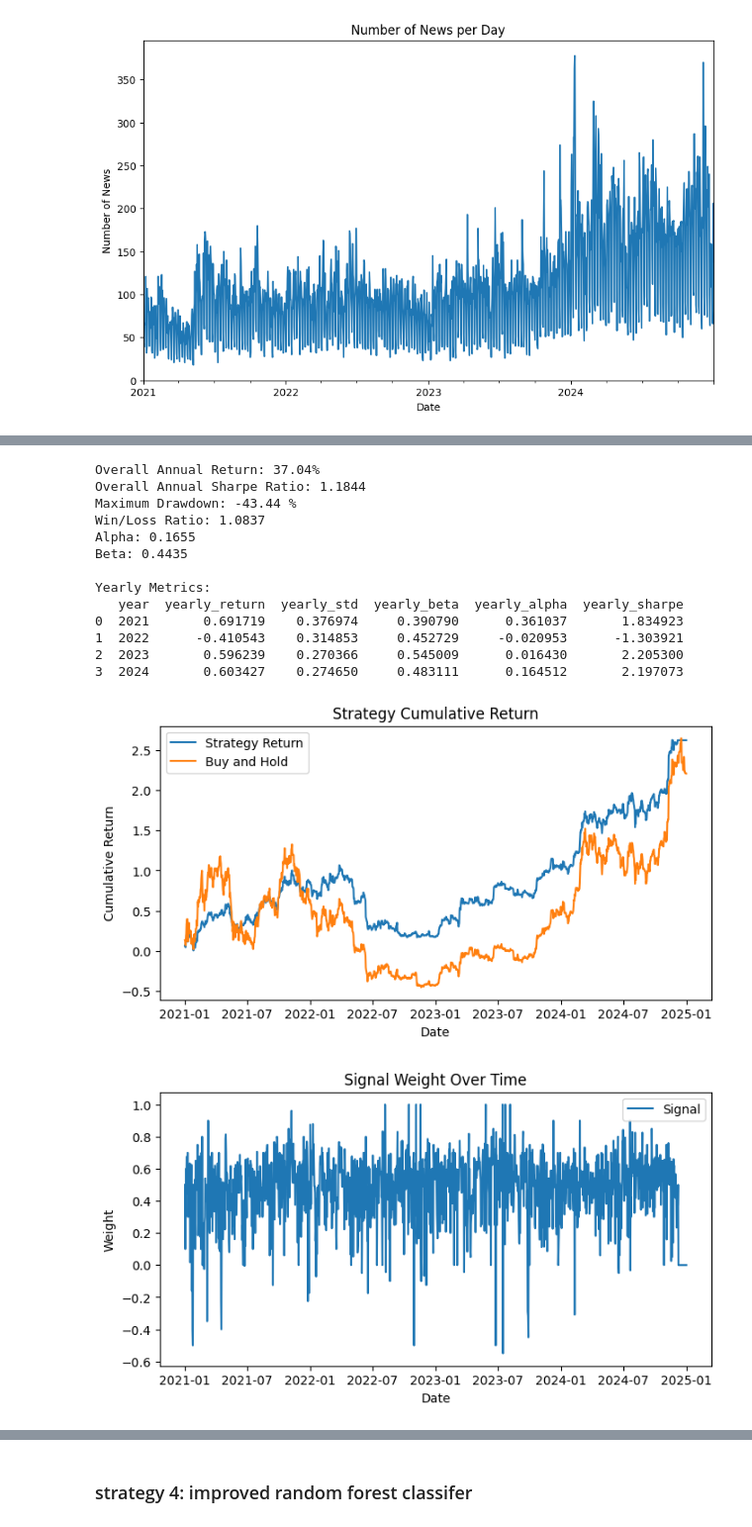
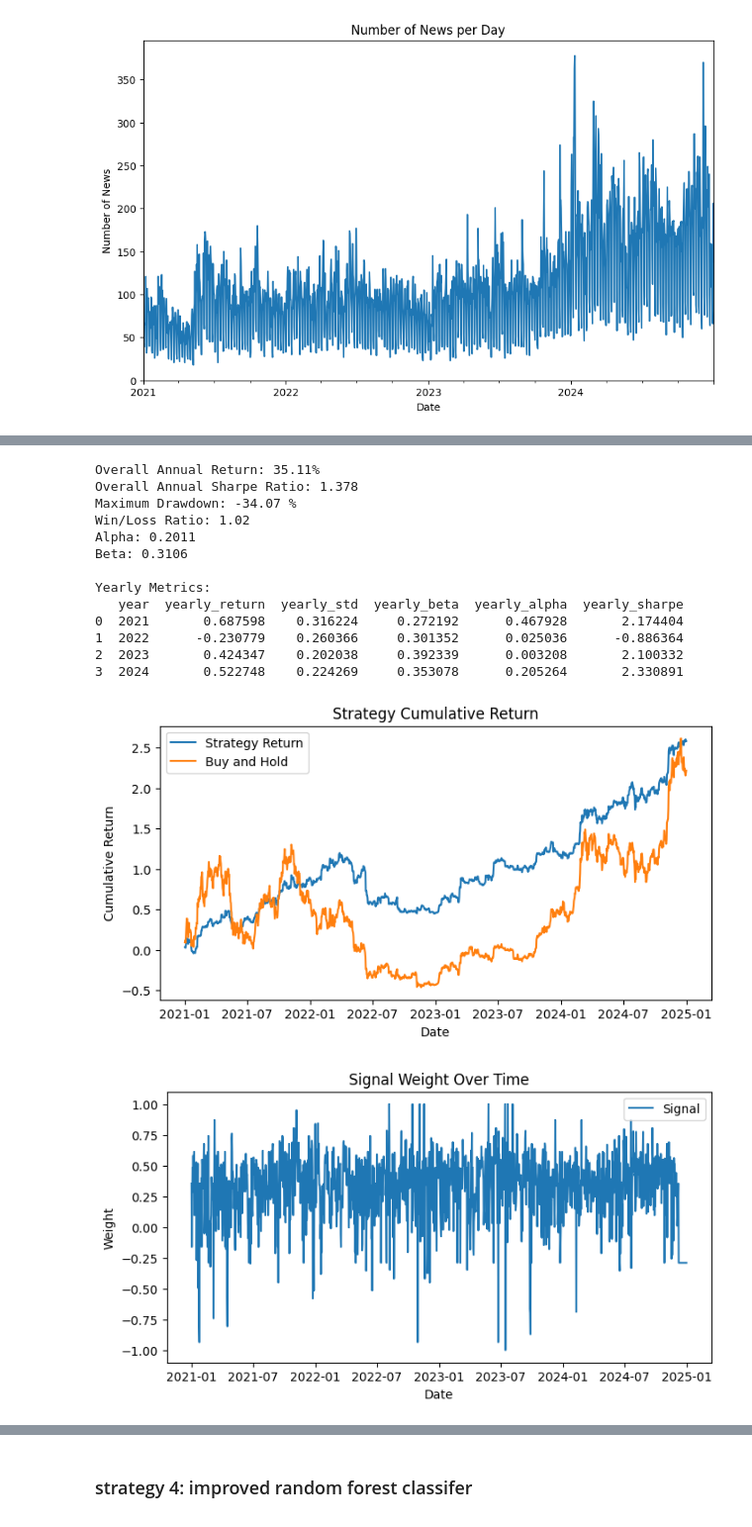
Before and after one commit to alvinku0/Bitcoin-Systematic-Strategies, a Jupyter notebook: crypto_news/strategies_backtesting/alpha_generation_daily_v1.ipynb, the cells around one changed output, grey strips where cells are left out. Shown at 99% size. Cells and saved outputs as stored; diff of their text form; code cells hidden in the pictures.

```diff
--- a/crypto_news/strategies_backtesting/alpha_generation_daily_v1.ipynb
+++ b/crypto_news/strategies_backtesting/alpha_generation_daily_v1.ipynb
@@ -350,5 +350,10 @@ Statistical Analysis:
 df['signal'] = df['tanalysis_absa']
 df['signal'] = df['signal'].fillna(0)
 df['signal'] = df['signal'].ewm(span=4).mean() # 4 days ewm gives the best result
+
+# feature transformation
+scaler = MinMaxScaler(feature_range=(-1, 1))
+df['signal'] = scaler.fit_transform(df['signal'].values.reshape(-1, 1))
+
 run_backtest(df)
 # %% [output]
@@ -372,5 +377,10 @@ Yearly Metrics:
 df['signal'] = df['economy_absa']
 df['signal'] = df['signal'].fillna(0)
 df['signal'] = df['signal'].ewm(span=13).mean() # 13 days ewm gives the best result
+
+# feature transformation
+scaler = MinMaxScaler(feature_range=(-1, 1))
+df['signal'] = scaler.fit_transform(df['signal'].values.reshape(-1, 1))
+
 run_backtest(df)
 # %% [output]
@@ -394,5 +404,10 @@ Yearly Metrics:
 df['signal'] = df['regulation_absa']
 df['signal'] = df['signal'].fillna(0)
 df['signal'] = df['signal'].ewm(span=2).mean()
+
+# feature transformation
+scaler = MinMaxScaler(feature_range=(-1, 1))
+df['signal'] = scaler.fit_transform(df['signal'].values.reshape(-1, 1))
+
 run_backtest(df)
 # %% [output]
@@ -414,25 +429,31 @@ Yearly Metrics:
 # %%
 # backtest technology_absa as signal
 df['signal'] = df['technology_absa']
 df['signal'] = df['signal'].fillna(0)
-# no ewm gives the best result
+
+# no smoothing gives the best result
+
+# feature transformation
+scaler = MinMaxScaler(feature_range=(-1, 1))
+df['signal'] = scaler.fit_transform(df['signal'].values.reshape(-1, 1))
+
 run_backtest(df)
 # %% [output]
-Overall Annual Return: 37.04%
-Overall Annual Sharpe Ratio: 1.1844
-Maximum Drawdown: -43.44 %
-Win/Loss Ratio: 1.0837
-Alpha: 0.1655
-Beta: 0.4435
+Overall Annual Return: 35.11%
+Overall Annual Sharpe Ratio: 1.378
+Maximum Drawdown: -34.07 %
+Win/Loss Ratio: 1.02
+Alpha: 0.2011
+Beta: 0.3106
 
 Yearly Metrics:
    year  yearly_return  yearly_std  yearly_beta  yearly_alpha  yearly_sharpe
-0  2021       0.691719    0.376974     0.390790      0.361037       1.834923
-1  2022      -0.410543    0.314853     0.452729     -0.020953      -1.303921
-2  2023       0.596239    0.270366     0.545009      0.016430       2.205300
-3  2024       0.603427    0.274650     0.483111      0.164512       2.197073
+0  2021       0.687598    0.316224     0.272192      0.467928       2.174404
+1  2022      -0.230779    0.260366     0.301352      0.025036      -0.886364
+2  2023       0.424347    0.202038     0.392339      0.003208       2.100332
+3  2024       0.522748    0.224269     0.353078      0.205264       2.330891
-[figure, old version]
+[figure, new version]
-[figure, old version]
+[figure, new version]
 # %%
 # backtest adoption_absa as signal
 df['signal'] = df['adoption_absa']
```
Also changed, not shown: parts of 25 cells of this notebook, 2 other files.
